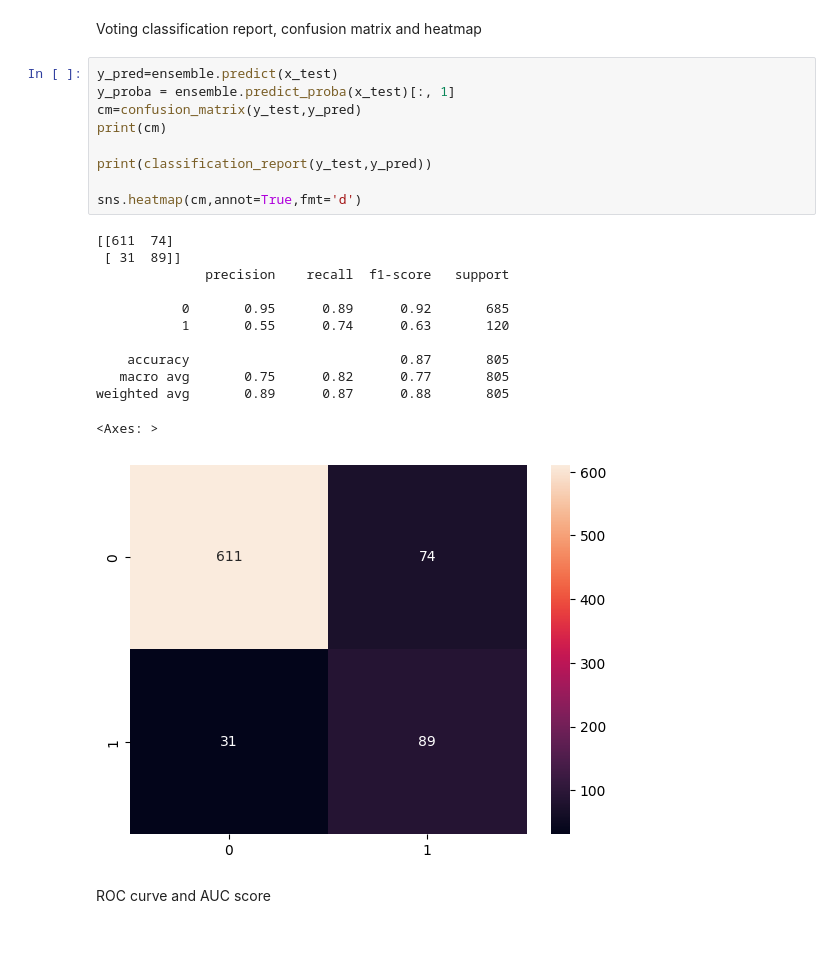
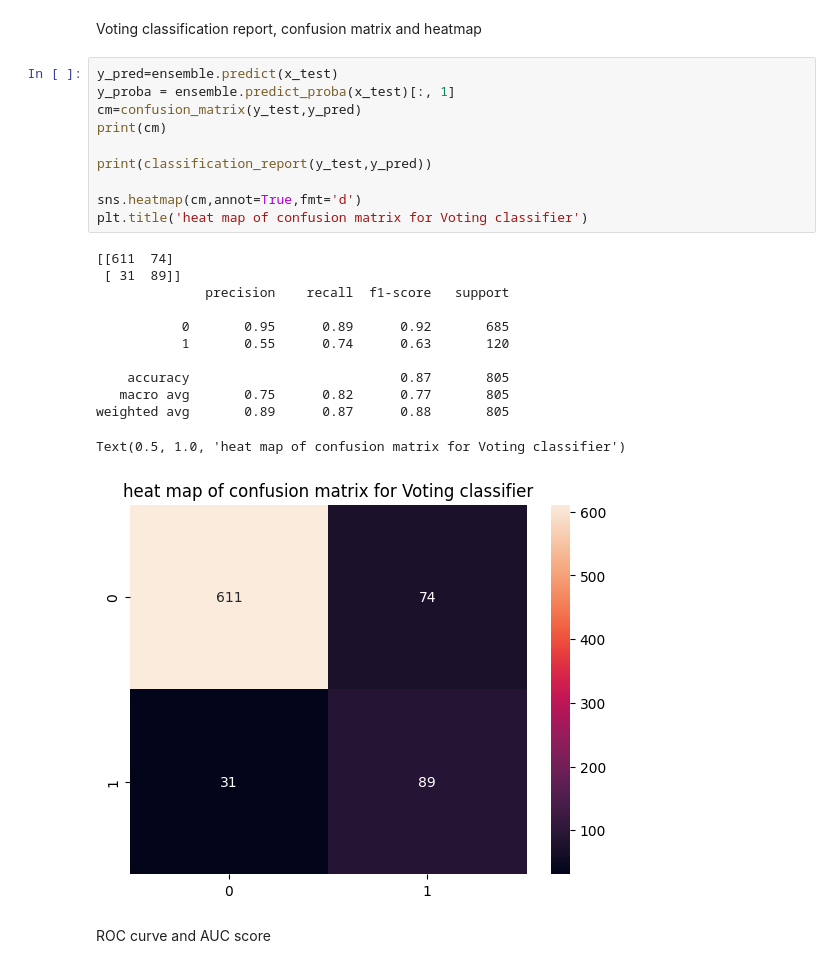
Before and after one commit to ahmedfouad00-coder/breast-cancer-survival-prediction, a Jupyter notebook: breast cancer.ipynb, the cells around one changed output. Drawn from its saved outputs; the diff is of its cells as text; blank space fills up the shorter version.

```diff
--- a/breast cancer.ipynb
+++ b/breast cancer.ipynb
@@ -294,25 +296,26 @@ Voting classification report, confusion matrix and heatmap
 # %%
 y_pred=ensemble.predict(x_test)
 y_proba = ensemble.predict_proba(x_test)[:, 1]
 cm=confusion_matrix(y_test,y_pred)
 print(cm)
 
 print(classification_report(y_test,y_pred))
 
 sns.heatmap(cm,annot=True,fmt='d')
+plt.title('heat map of confusion matrix for Voting classifier')
 # %% [output]
 [[611  74]
  [ 31  89]]
               precision    recall  f1-score   support
 
            0       0.95      0.89      0.92       685
            1       0.55      0.74      0.63       120
 
     accuracy                           0.87       805
    macro avg       0.75      0.82      0.77       805
 weighted avg       0.89      0.87      0.88       805
-<Axes: >
+Text(0.5, 1.0, 'heat map of confusion matrix for Voting classifier')
-[figure, old version]
+[figure, new version]
 # %% [markdown]
 ROC curve and AUC score
 # %%
```
Also changed, not shown: parts of 7 cells of this notebook.
